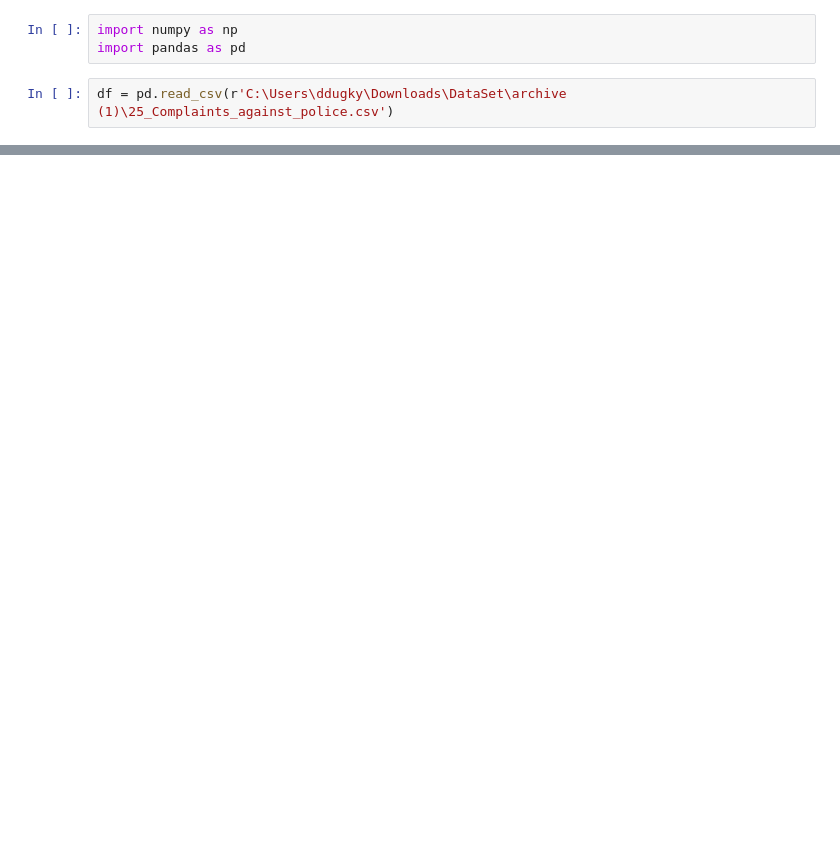
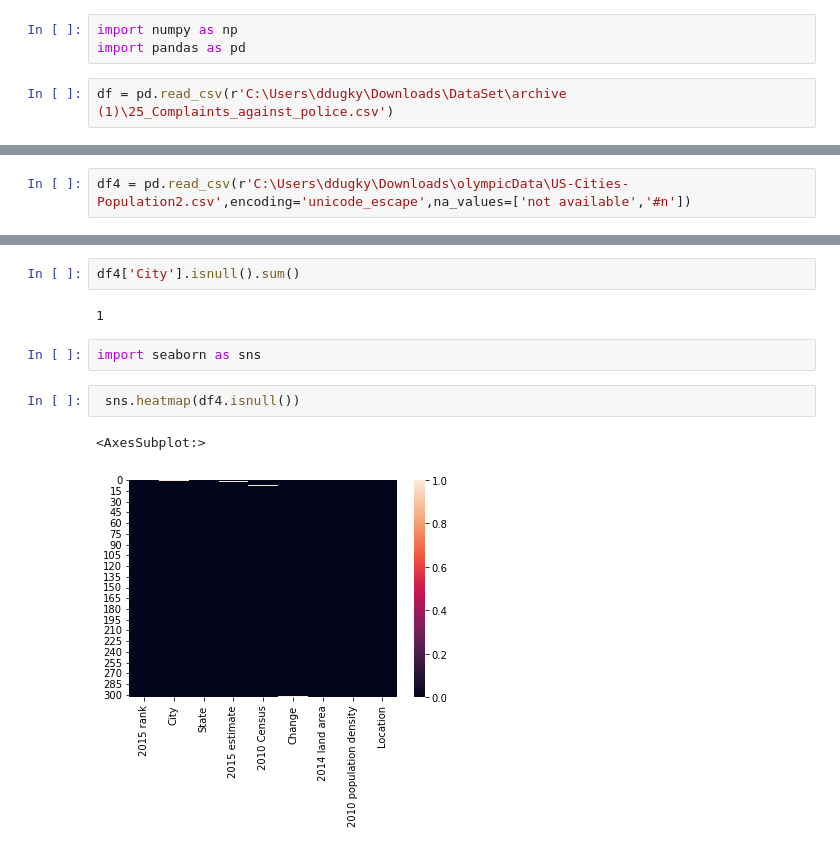
Before and after one commit to ankittrajj/WD_DA_, a Jupyter notebook: Pandas_part2.ipynb, the cells around one changed output, grey strips where cells are left out. Cells and saved outputs as stored; diff of their text form; blank space fills up the shorter version.

```diff
--- a/Pandas_part2.ipynb
+++ b/Pandas_part2.ipynb
@@ -132,0 +235,2 @@ dtype: int64
+# %%
+df4 = pd.read_csv(r'C:\Users\ddugky\Downloads\olympicData\US-Cities-Population2.csv',encoding='unicode_escape',na_values=['not available','#n'])
@@ -132,0 +253,11 @@ dtype: int64
+# %%
+df4['City'].isnull().sum()
+# %% [output]
+1
+# %%
+import seaborn as sns
+# %%
+ sns.heatmap(df4.isnull())
+# %% [output]
+<AxesSubplot:>
+[figure, added]
```
Also changed, not shown: parts of 25 cells of this notebook.
